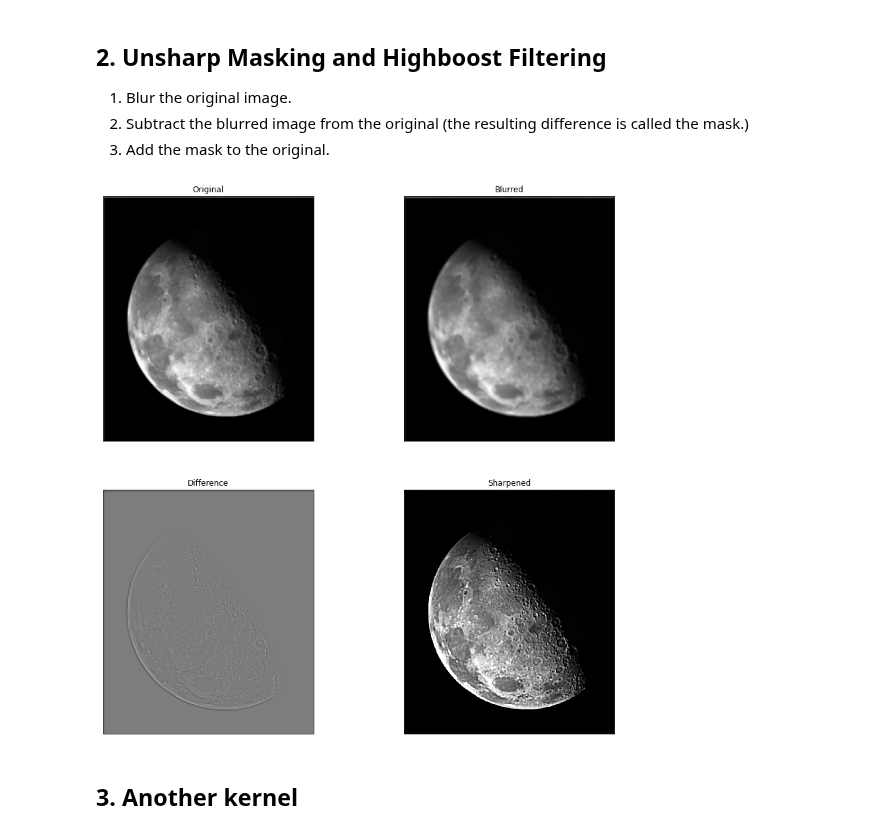
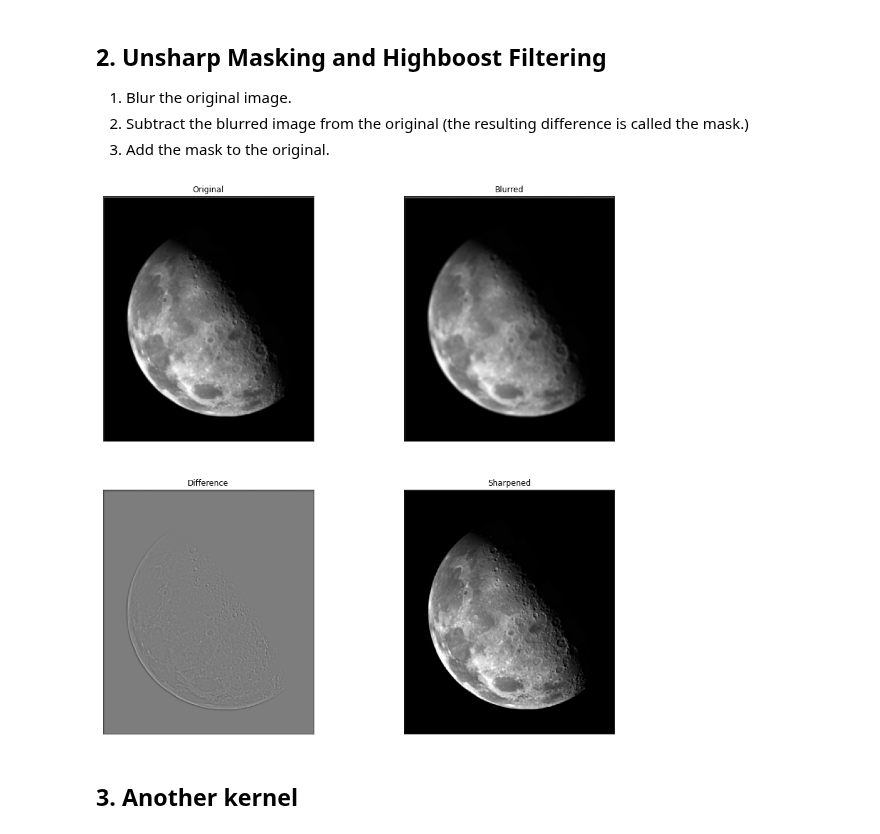
Before and after one commit to bimalka98/Computer-Vision-and-Image-Processing, a Jupyter notebook: PracticeCV/Sharpening-Filters.ipynb, the cells around one changed output. Saved outputs shown, nothing was run; the diff lists cells and outputs as text; code cells hidden in the pictures.

```diff
--- a/PracticeCV/Sharpening-Filters.ipynb
+++ b/PracticeCV/Sharpening-Filters.ipynb
@@ -67,35 +67,35 @@ import matplotlib.pyplot as plt
 
 img = cv.imread('moon.jpg', cv.IMREAD_REDUCED_GRAYSCALE_2)
 
 sigma = 2
 kernel = cv.getGaussianKernel(3, sigma)
 
 blurred = cv.sepFilter2D(img, -1, kernel, kernel, anchor=(-1,-1), delta=0, borderType=cv.BORDER_REPLICATE)
 
 mask = img.astype('float32') - blurred.astype('float32')
 
-k = 5 # when k =1 : unsharp masking, when k>1 : Highboost Filtering
+k = 1 # when k =1 : unsharp masking, when k>1 : Highboost Filtering
 sharpened = cv.addWeighted(img.astype('float32') , 1., mask, k, 0)
 
 fig, axes  = plt.subplots(2,2, sharex='all', sharey='all', figsize=(15,15))
 axes[0,0].imshow(img, cmap='gray', vmin = 0, vmax = 255)
 axes[0,0].set_title('Original')
 axes[0,0].set_xticks([]), axes[0,0].set_yticks([])
 
 axes[0,1].imshow(blurred, cmap='gray', vmin = 0, vmax = 255)
 axes[0,1].set_title('Blurred')
 axes[0,1].set_xticks([]), axes[0,1].set_yticks([])
 
 axes[1,0].imshow(mask + 125, cmap='gray', vmin = 0, vmax = 255)
 axes[1,0].set_title('Difference')
 axes[1,0].set_xticks([]), axes[1,0].set_yticks([])
 
 axes[1,1].imshow(sharpened, cmap='gray', vmin = 0, vmax = 255)
 axes[1,1].set_title('Sharpened')
 axes[1,1].set_xticks([]), axes[1,1].set_yticks([])
 plt.show()
 # %% [output]
-[figure, old version]
+[figure, new version]
 # %% [markdown]
 ## 3. Another kernel
 # %%
```
Also changed, not shown: 8 other files.
